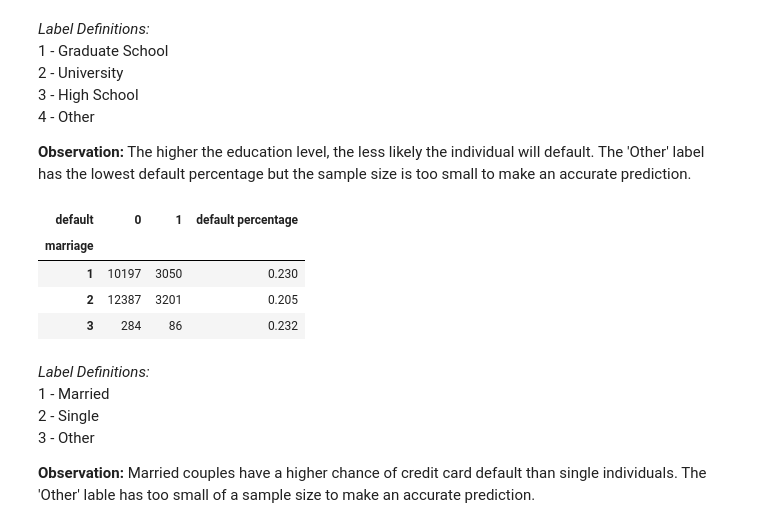
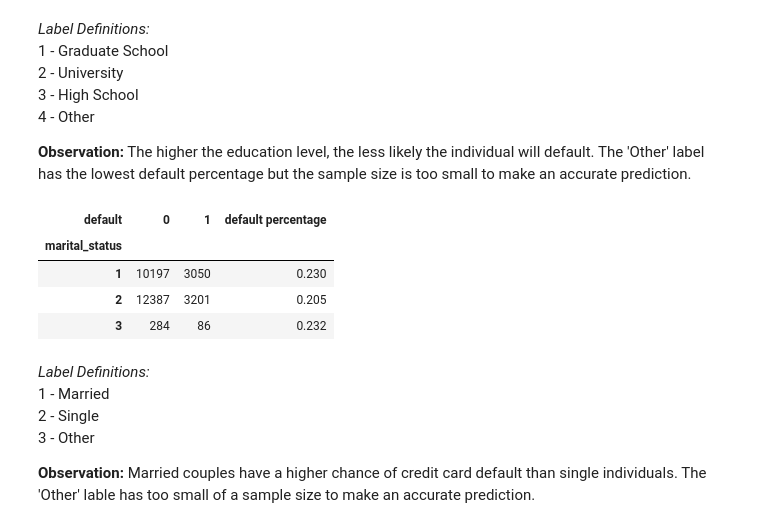
Before and after one commit to uclajsam/Credit_Card_Default_Predictor, a Jupyter notebook: Credit_Card_Default_Payment_Predictor.ipynb, the cells around one changed output. Saved outputs shown, nothing was run; the diff lists cells and outputs as text; code cells hidden in the pictures.

```diff
--- a/Credit_Card_Default_Payment_Predictor.ipynb
+++ b/Credit_Card_Default_Payment_Predictor.ipynb
@@ -21,7 +21,8 @@ credit_df = df.copy()
 # %%
 # Cleaning/Renaming columns
 credit_df.columns = [x.lower().replace(' ', '_') for x in credit_df.columns]
-credit_df.rename({'pay_0' : 'pay_1', 'default_payment_next_month' : 'default'}, axis = 1, inplace = True)
+credit_df.rename({'pay_0' : 'pay_1', 'default_payment_next_month' : 'default', 'marriage' : 'marital_status'},
+                 axis = 1, inplace = True)
 credit_df.drop('id', axis = 1, inplace = True)
 credit_df.columns
 # %% [output]
@@ -174,8 +175,8 @@ Name: marriage, dtype: int64
 **Observation:**
 From the data dictionary, marriage labels should have only the values 1, 2, and 3.  The label 0 will be grouped with label 3 (other) to create consistent data.
 # %%
-credit_df['marriage'] = credit_df['marriage'].apply(lambda x: 3 if x == 0 else x)
-credit_df['marriage'].value_counts()
+credit_df['marital_status'] = credit_df['marital_status'].apply(lambda x: 3 if x == 0 else x)
+credit_df['marital_status'].value_counts()
 # %% [output]
 2    15964
 1    13659
@@ -334,10 +347,10 @@ frequency_table(credit_df, 'education', 'default')
 
 **Observation:** The higher the education level, the less likely the individual will default.  The 'Other' label has the lowest default percentage but the sample size is too small to make an accurate prediction.
 # %%
-frequency_table(credit_df, 'marriage', 'default')
+frequency_table(credit_df, 'marital_status', 'default')
 # %% [output]
 | default | 0 | 1 | default percentage |
-| marriage |  |  |  |
+| marital_status |  |  |  |
 | 1 | 10197 | 3050 | 0.230 |
 | 2 | 12387 | 3201 | 0.205 |
 | 3 | 284 | 86 | 0.232 |
```
Also changed, not shown: parts of 28 cells of this notebook.
